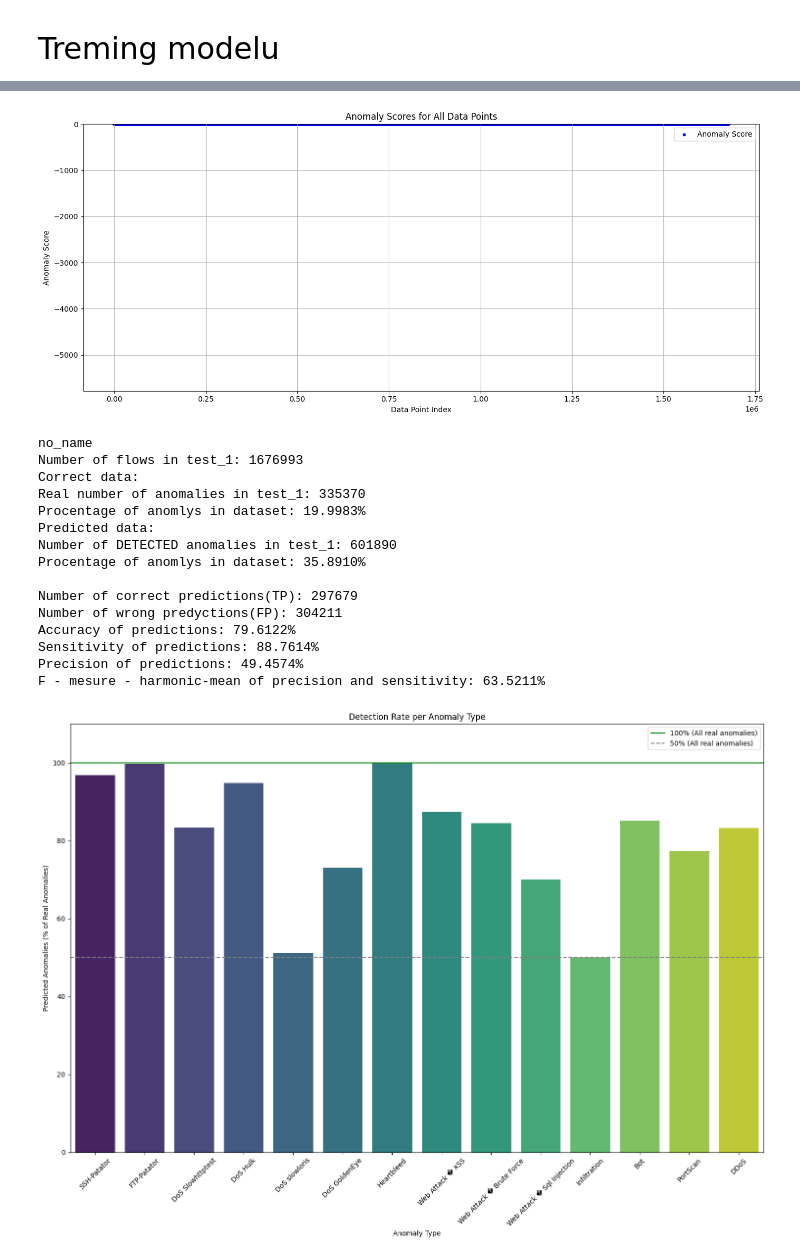
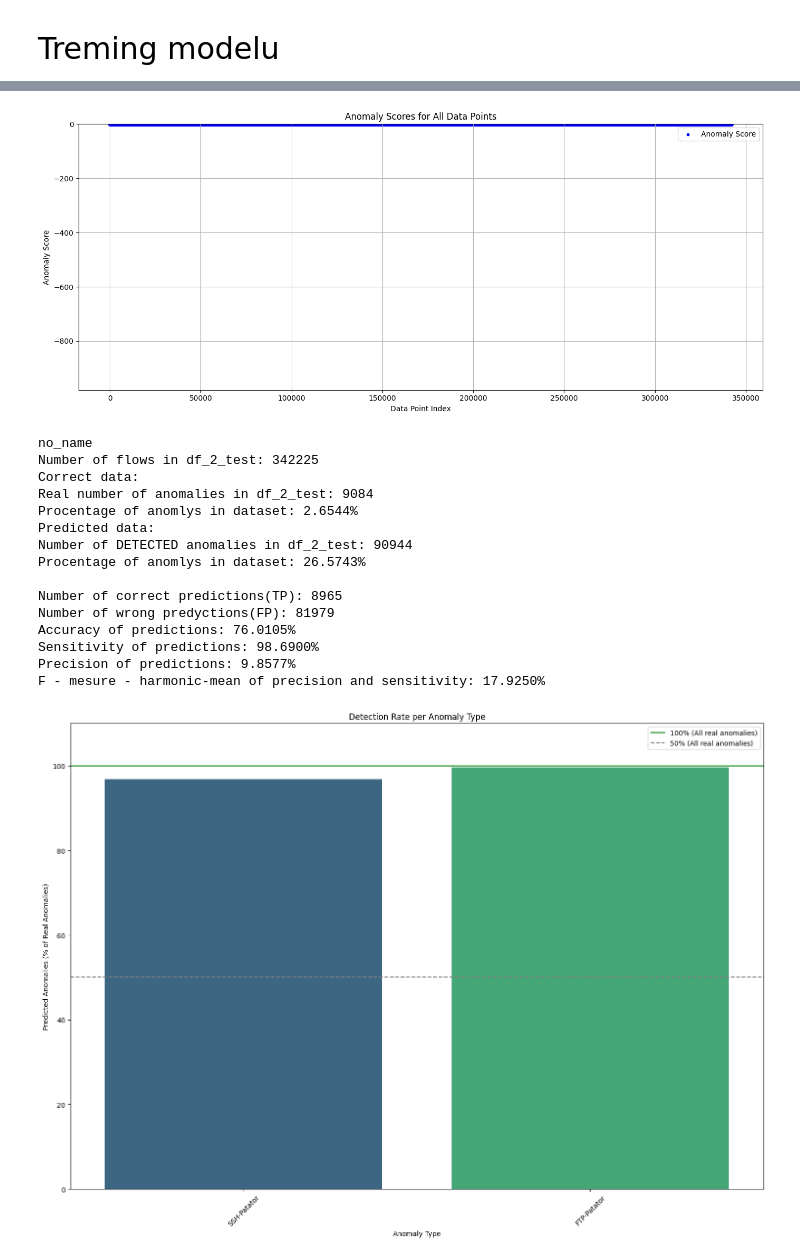
Before and after one commit to m-icha-l/Anomaly_detection_ML, a Jupyter notebook: Anomaly_detect_LOF.ipynb, the cells around one changed output, grey strips where cells are left out. Drawn from its saved outputs; the diff is of its cells as text; code cells hidden in the pictures.

Commit message:
LOF_failed_tests

```diff
--- a/Anomaly_detect_LOF.ipynb
+++ b/Anomaly_detect_LOF.ipynb
@@ -16,15 +16,5 @@ Local_Outlier_Factor
 </div>
 # %%
 df_1_scaled = pd.read_hdf('parsed_data/segmented_CICIDS2017.h5', key='df_1_scaled')
-df_scaled = pd.read_hdf('parsed_data/merged_CICIDS2017.h5', key='df_scaled')
-df_labels = pd.read_hdf('parsed_data/merged_CICIDS2017.h5', key='df_labels')
-print(df_1_scaled.columns)
-print(df_scaled.columns)
-
-for i in range(len(df_scaled.columns)):
-    if(df_1_scaled.columns[i] == df_scaled.columns[i]):
-        print("ok")
-    else:
-        print("err")
-print(df_1_scaled.columns.equals(df_scaled.columns))
-print(type(df_scaled), type(df_1_scaled))
+df_scaled = pd.read_hdf('parsed_data/segmented_CICIDS2017.h5', key='df_2_scaled')
+df_labels = pd.read_hdf('parsed_data/segmented_CICIDS2017.h5', key='df_2_labels')
@@ -52,7 +24,7 @@ True
 </div>
 # %%
 LOF= LocalOutlierFactor(
-    n_neighbors=20,
+    n_neighbors=5,
     algorithm='auto',
     leaf_size=30,
     metric='minkowski',
@@ -70,6 +42,6 @@ LocalOutlierFactor(novelty=True)
     <div>Treming modelu</div>
 </div>
 # %%
-df_scaled_result_check = test_LOF_model(LOF,df_scaled,df_labels, name="test_1")
+df_scaled_result_check = test_LOF_model(LOF,df_scaled,df_labels, name="df_2_test")
 # %% [output]
 no_name
@@ -80,18 +52,18 @@ Normal traffic: 1075103
-[figure, old version]
+[figure, new version]
 no_name
-Number of flows in test_1: 1676993
+Number of flows in df_2_test: 342225
 Correct data:
-Real number of anomalies in test_1: 335370
-Procentage of anomlys in dataset: 19.9983%
+Real number of anomalies in df_2_test: 9084
+Procentage of anomlys in dataset: 2.6544%
 Predicted data:
-Number of DETECTED anomalies in test_1: 601890
-Procentage of anomlys in dataset: 35.8910%
+Number of DETECTED anomalies in df_2_test: 90944
+Procentage of anomlys in dataset: 26.5743%
 
-Number of correct predictions(TP): 297679
-Number of wrong predyctions(FP): 304211
-Accuracy of predictions: 79.6122%
-Sensitivity of predictions: 88.7614%
-Precision of predictions: 49.4574%
-F - mesure - harmonic-mean of precision and sensitivity: 63.5211%
+Number of correct predictions(TP): 8965
+Number of wrong predyctions(FP): 81979
+Accuracy of predictions: 76.0105%
+Sensitivity of predictions: 98.6900%
+Precision of predictions: 9.8577%
+F - mesure - harmonic-mean of precision and sensitivity: 17.9250%
-[figure, old version]
+[figure, new version]
 # %%
```
Also changed, not shown: parts of 5 cells of this notebook, 2 other files.
